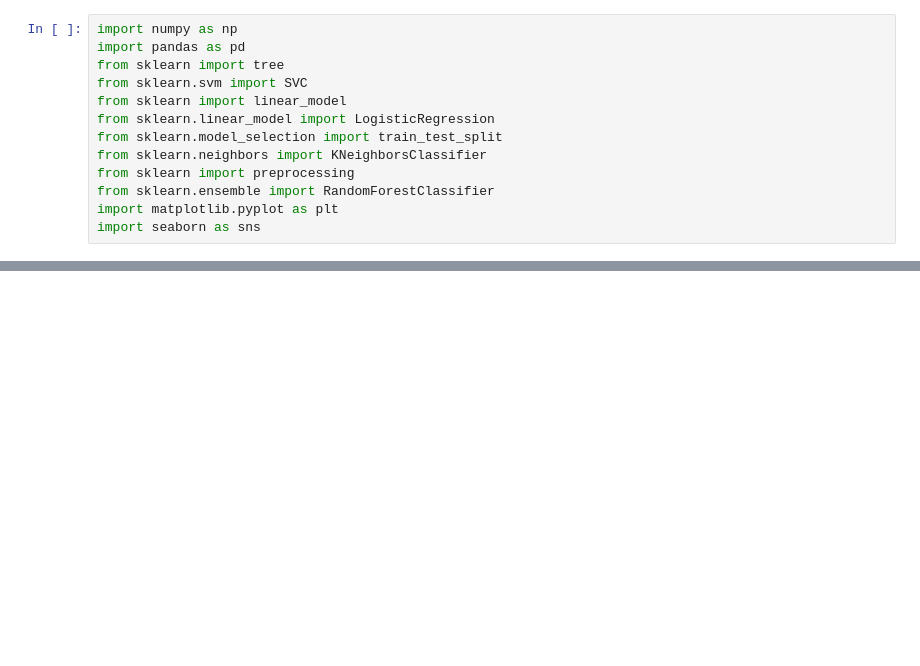
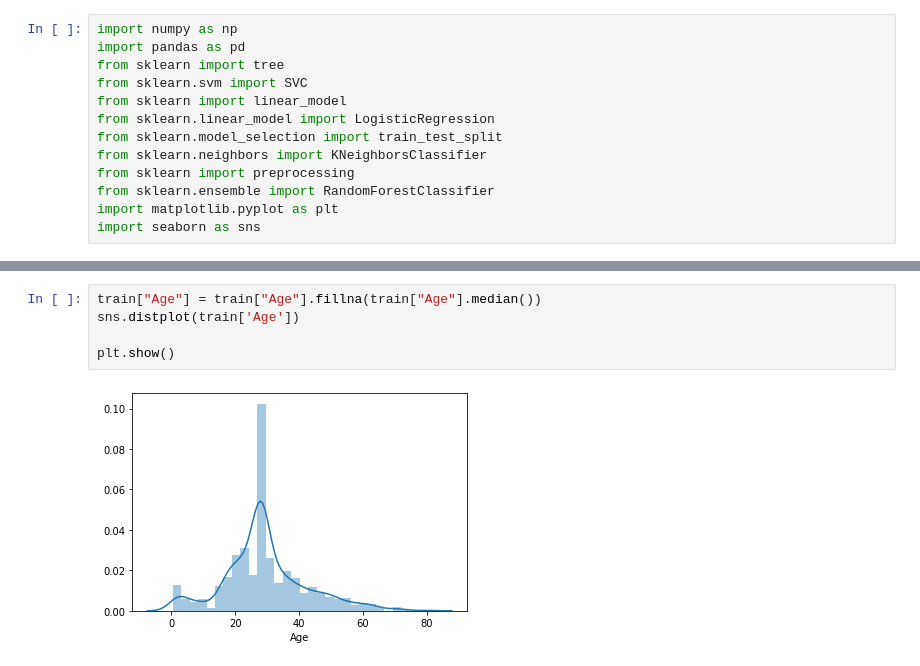
Before and after one commit to rishabh-runwal/kaggle-titanic, a Jupyter notebook: Titanic-Challenge.ipynb, the cells around one changed output, grey strips where cells are left out. Drawn from its saved outputs; the diff is of its cells as text; blank space fills up the shorter version.

```diff
--- a/Titanic-Challenge.ipynb
+++ b/Titanic-Challenge.ipynb
@@ -32,0 +52,7 @@ train.head(10)
+# %%
+train["Age"] = train["Age"].fillna(train["Age"].median())
+sns.distplot(train['Age'])
+
+plt.show()
+# %% [output]
+[figure, added]
```
Also changed, not shown: parts of 8 cells of this notebook.
